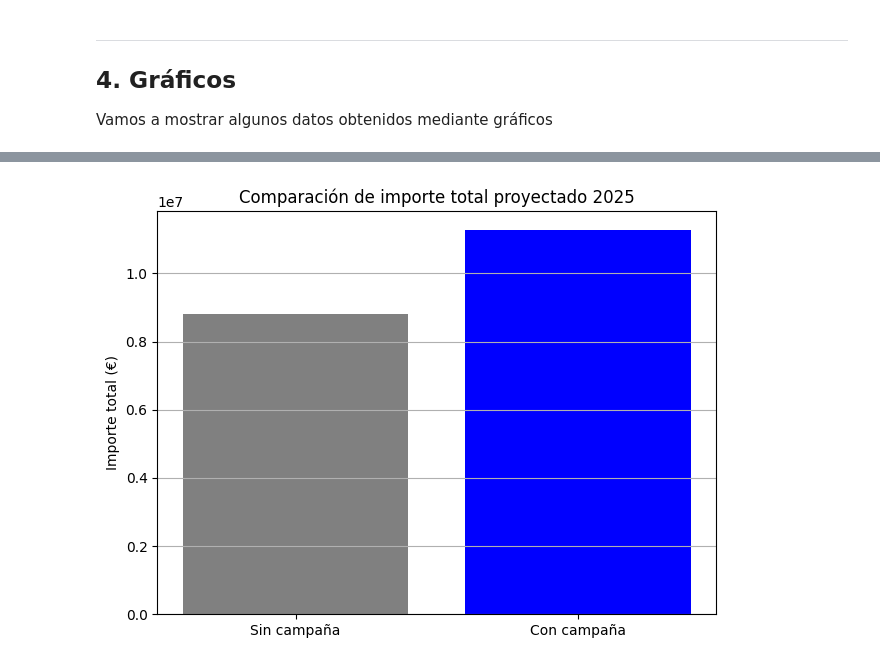
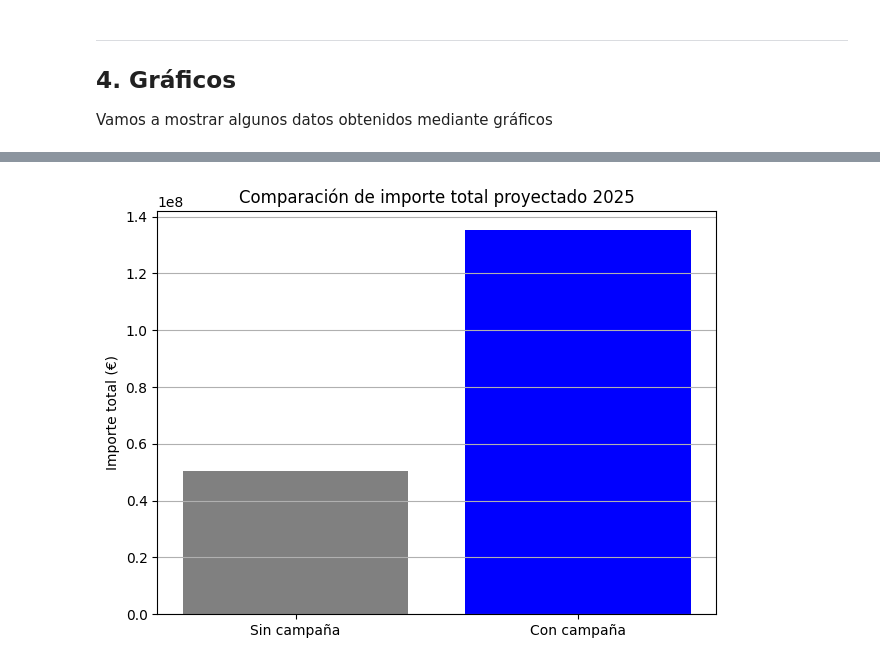
Before and after one commit to anabelensr1984/TFM_Data, a Jupyter notebook: TFM_GRUPO4_Modelos_Predictivos_V2.ipynb, the cells around one changed output, grey strips where cells are left out. Cells and saved outputs as stored; diff of their text form; code cells hidden in the pictures.

```diff
--- a/TFM_GRUPO4_Modelos_Predictivos_V2.ipynb
+++ b/TFM_GRUPO4_Modelos_Predictivos_V2.ipynb
@@ -660,10 +685,11 @@ Se definen y se procesan las variables para el modelo:
 # %%
-X = df_sim.drop(columns=['Frecuencia', 'Importe_total', 'Categoria_top', 'Metodo_pago', 'Canal_preferido'])
-y_reg = df_sim[['Frecuencia', 'Importe_total', 'Ticket_medio']]
-y_clf = df_sim[['Categoria_top', 'Metodo_pago', 'Canal_preferido']]
+X = df_sim[['campaña', 'Cluster_Economico', 'Edad', 'Metodo_pago', 'Canal_preferido', 'Importe_total', 'Dias_desde_ultima_factura', 'Categoria_top', 'ID_Cliente', 'Respondio']]
+y_reg = df_sim[['Frecuencia', 'Ticket_medio']]
 
-categorical_cols = X.select_dtypes(include='object').columns
-numerical_cols = X.select_dtypes(include='number').columns
+categorical_cols = ['Metodo_pago', 'Canal_preferido', 'Categoria_top','campaña', 'Cluster_Economico', 'ID_Cliente']
+
+numerical_cols = ['Edad', 'Respondio', 'Importe_total',
+       'Dias_desde_ultima_factura']
 
 preprocessor = ColumnTransformer([
     ('num', StandardScaler(), numerical_cols),
@@ -766,14 +792,7 @@ def train_and_predict(X, y, model, tipo='regresion'):
 # %%
 reg_models = {
     'Frecuencia': RandomForestRegressor(n_estimators=50, max_depth=12, random_state=0, n_jobs=-1),
-    'Importe_total': RandomForestRegressor(n_estimators=50, max_depth=12, random_state=0, n_jobs=-1),
-    'Ticket_medio': RandomForestRegressor(n_estimators=50, max_depth=12, random_state=0, n_jobs=-1)
-}
-
-clf_models = {
-    'Categoria_top': RandomForestClassifier(n_estimators=50, max_depth=12, random_state=0, class_weight='balanced', n_jobs=-1),
-    'Metodo_pago': RandomForestClassifier(n_estimators=50, max_depth=12, random_state=0, class_weight='balanced', n_jobs=-1),
-    'Canal_preferido': RandomForestClassifier(n_estimators=50, max_depth=12, random_state=0, class_weight='balanced', n_jobs=-1)
+    'Ticket_medio': RandomForestRegressor(n_estimators=50, max_depth=12, random_state=0, n_jobs=-1)  # Ensure this matches the column name in y_reg
 }
 
 pipelines = {}
@@ -792,11 +811,6 @@ for col, model in reg_models.items():
         metricas_modelos[col] = {
             'Accuracy': result['Accuracy']
         }
-
-for col, model in clf_models.items():
-    result = train_and_predict(X, y_clf[col], model, tipo='clasificacion')
-    df_sim[f'Prediccion_{col}'] = result['y_pred_all']
-    pipelines[col] = result['pipeline']
 # %%
 # Filtrar solo las métricas que contienen 'R2' (es decir, son de regresión)
 metricas_regresion = {k: v for k, v in metricas_modelos.items() if 'R2' in v}
@@ -931,6 +922,13 @@ for id_campaña, info in campañas.items():
 
 # Unimos resultados de todas las campañas
 df_resultados = pd.concat(df_all).reset_index(drop=True)
+# %%
+df_resultados.drop(columns=[
+    'pred_sin_campaña_frec',
+    'pred_con_campaña_frec',
+    'pred_sin_campaña_tick',
+    'pred_con_campaña_tick'
+], inplace=True)
 # %% [markdown]
 #### 3.2.7 Predicción para año futuro
 
@@ -1058,9 +1030,11 @@ Vamos a mostrar algunos datos obtenidos mediante gráficos
 import seaborn as sns
 import matplotlib.pyplot as plt
 
+df_2025_completo['Uplift'] = (df_2025_completo['Frecuencia_pred_con'] - df_2025_completo['Frecuencia_pred_sin']) * df_2025_completo['Ticket_medio_pred_sin']
+df_2025_completo['Ingreso_esperado'] = df_2025_completo['Uplift'] * df_2025_completo['Frecuencia_pred_sin']
 plt.figure(figsize=(10, 5))
-sns.boxplot(data=df_2025_completo[df_2025_completo['campaña_asignada'] != 'Ninguna'],
-            x='campaña_asignada', y='Uplift', palette='Set2')
+sns.boxplot(data=df_2025_completo[df_2025_completo['campaña'] != 'ninguna'],
+            x='campaña', y='Uplift', palette='Set2')
 plt.title('Distribución del Uplift estimado por Campaña')
 plt.ylabel('Uplift (€)')
 plt.xlabel('Campaña asignada')
@@ -1072,15 +1058,15 @@ plt.show()
 # %%
-sin_total = df_2025_completo['Importe_pred_sin'].sum()
-con_total = df_2025_completo['Importe_pred_con'].sum()
+sin_total = (df_2025_completo['Ticket_medio_pred_sin'] * df_2025_completo['Frecuencia_pred_sin']).sum()
+con_total = (df_2025_completo['Ticket_medio_pred_con'] * df_2025_completo['Frecuencia_pred_con']).sum()
 
 plt.bar(['Sin campaña', 'Con campaña'], [sin_total, con_total], color=['gray', 'blue'])
 plt.title('Comparación de importe total proyectado 2025')
 plt.ylabel('Importe total (€)')
 plt.grid(axis='y')
 plt.tight_layout()
 plt.show()
 # %% [output]
-[figure, old version]
+[figure, new version]
 # %%
 top_uplift = df_2025_completo.sort_values('Uplift', ascending=False).head(20)
 
```
Also changed, not shown: parts of 27 cells of this notebook, 15 other files.
